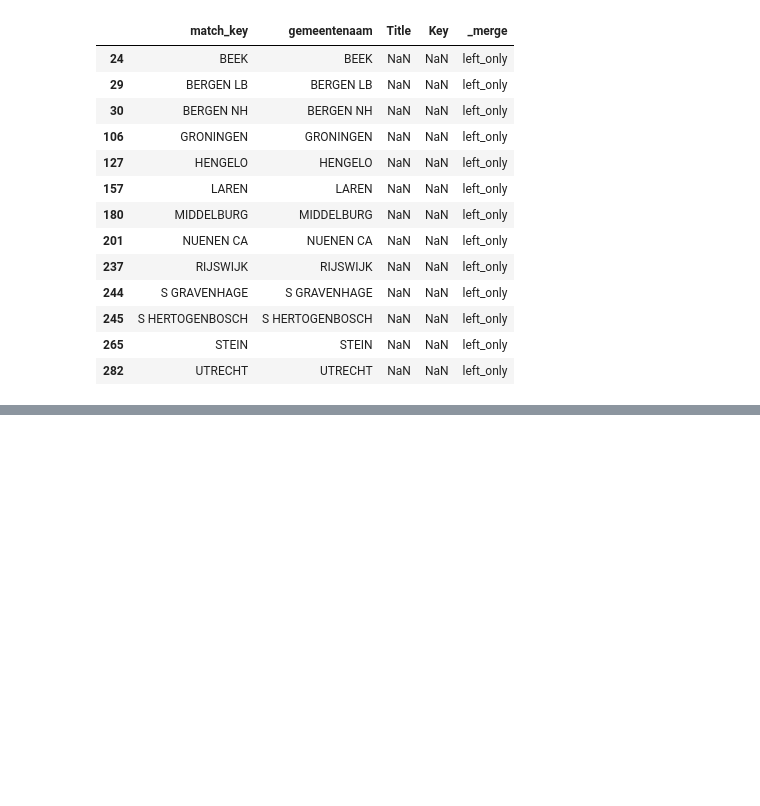
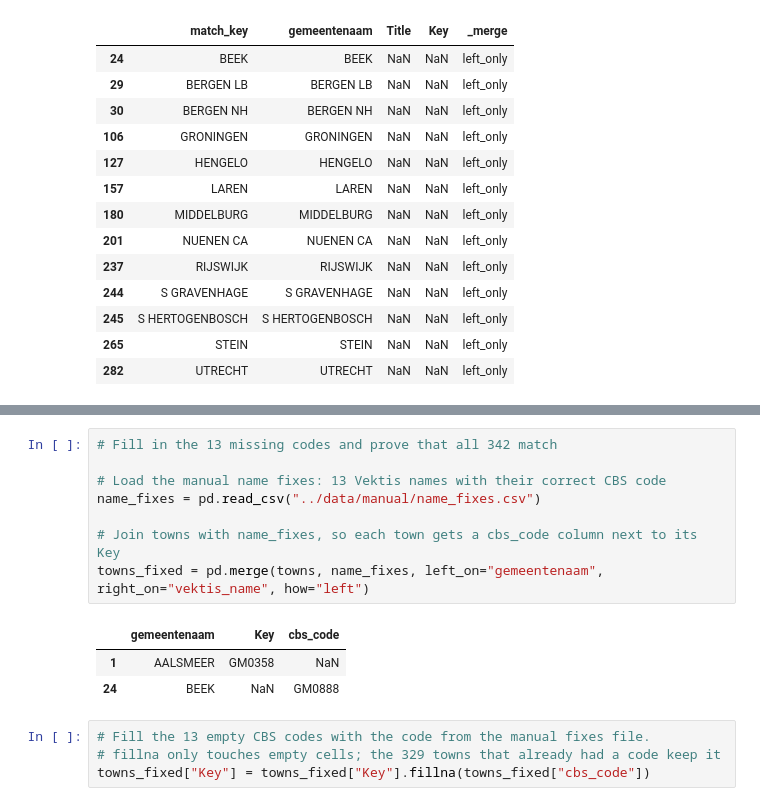
Before and after one commit to FaraRahimi/health-cost-benchmark, a Jupyter notebook: notebooks/02_clean.ipynb, the cells around one changed output, grey strips where cells are left out. Saved outputs shown, nothing was run; the diff lists cells and outputs as text; blank space fills up the shorter version.

Commit message:
Clean step 6: all 342 municipalities matched to CBS codes

```diff
--- a/notebooks/02_clean.ipynb
+++ b/notebooks/02_clean.ipynb
@@ -382,0 +380,16 @@ cbs_towns[cbs_towns["match_key"].str.contains("BEEK")]
+# %%
+# Fill in the 13 missing codes and prove that all 342 match
+
+# Load the manual name fixes: 13 Vektis names with their correct CBS code
+name_fixes = pd.read_csv("../data/manual/name_fixes.csv")
+
+# Join towns with name_fixes, so each town gets a cbs_code column next to its Key
+towns_fixed = pd.merge(towns, name_fixes, left_on="gemeentenaam", right_on="vektis_name", how="left")
+# %% [output]
+|  | gemeentenaam | Key | cbs_code |
+| 1 | AALSMEER | GM0358 | NaN |
+| 24 | BEEK | NaN | GM0888 |
+# %%
+# Fill the 13 empty CBS codes with the code from the manual fixes file.
+# fillna only touches empty cells; the 329 towns that already had a code keep it
+towns_fixed["Key"] = towns_fixed["Key"].fillna(towns_fixed["cbs_code"])
```
Also changed, not shown: parts of 4 cells of this notebook.
